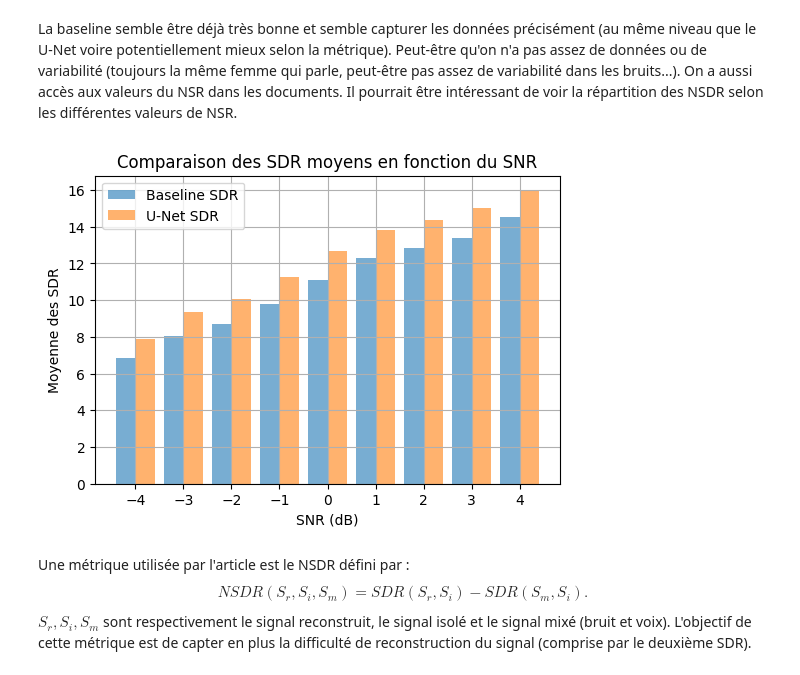
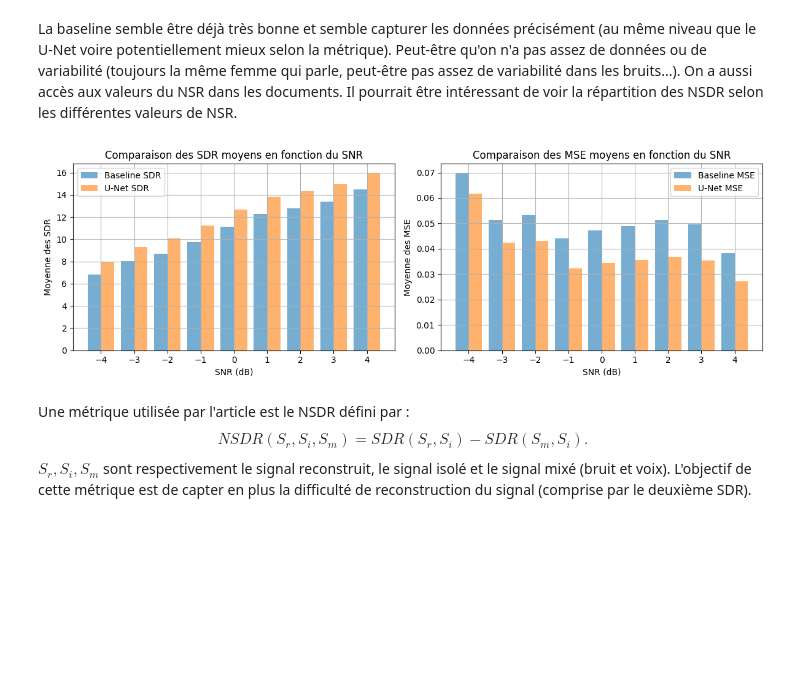
Before and after one commit to romainpujol/deep_learning_signal, a Jupyter notebook: source_separation.ipynb, the cells around one changed output. Saved outputs shown, nothing was run; the diff lists cells and outputs as text; code cells hidden in the pictures; blank space fills up the shorter version.

```diff
--- a/source_separation.ipynb
+++ b/source_separation.ipynb
@@ -874,6 +875,8 @@ La baseline semble être déjà très bonne et semble capturer les données pré
 snr_values = [-4, -3, -2, -1, 0, 1, 2, 3, 4]
 snr_sdr_values_baseline = {snr: [] for snr in snr_values}
 snr_sdr_values_unet = {snr: [] for snr in snr_values}
+snr_mse_values_baseline = {snr: [] for snr in snr_values}
+snr_mse_values_unet = {snr: [] for snr in snr_values}
 
 # Parcourir les fichiers
 for i in range(2000):
@@ -911,44 +914,61 @@ for i in range(2000):
         output_baseline = baseline(input_tensor)
 
     mask_baseline = output_baseline.squeeze().cpu().numpy()
     spectrogram_baseline = mask_baseline * input_spectrogram
     signal_baseline = masked_spectrogram_to_complex_spectrogram(
         spectrogram_baseline, phase, max_val, min_val, fe2
     )
     signal_target = masked_spectrogram_to_complex_spectrogram(
         target_spectrogram, phase, max_val, min_val, fe2
     )
     sdr_baseline = compute_sdr(signal_baseline,signal_target)
     snr_sdr_values_baseline[snr].append(sdr_baseline)
-
+    snr_mse_values_baseline[snr].append(mse(signal_baseline,signal_target))
     unet.to(device)
     with torch.no_grad():
         output_unet = unet(input_tensor)
 
     mask_unet = output_unet.squeeze().cpu().numpy()
     spectrogram_unet = mask_unet * input_spectrogram
     signal_unet = masked_spectrogram_to_complex_spectrogram(
         spectrogram_unet, phase, max_val, min_val, fe2
     )
     sdr_unet = compute_sdr(signal_unet,signal_target)
     snr_sdr_values_unet[snr].append(sdr_unet)
+    snr_mse_values_unet[snr].append(mse(signal_unet,signal_target))
 
 baseline_means = [np.mean(snr_sdr_values_baseline[snr]) for snr in snr_values]
 unet_means = [np.mean(snr_sdr_values_unet[snr]) for snr in snr_values]
 
-plt.figure(figsize=(6, 4))
-plt.bar(np.array(snr_values) - 0.2, baseline_means, width=0.4, label='Baseline SDR', alpha=0.6, align='center')
-plt.bar(np.array(snr_values) + 0.2, unet_means, width=0.4, label='U-Net SDR', alpha=0.6, align='center')
+mse_baseline=[np.mean(snr_mse_values_baseline[snr]) for snr in snr_values]
+mse_unet = [np.mean(snr_mse_values_unet[snr]) for snr in snr_values]
 
-plt.xlabel('SNR (dB)')
-plt.ylabel('Moyenne des SDR')
-plt.title('Comparaison des SDR moyens en fonction du SNR')
-plt.xticks(snr_values)
-plt.legend()
-plt.grid()
+snr_values = np.array(snr_values)
+
+fig, axes = plt.subplots(1, 2, figsize=(12, 4))
+
+axes[0].bar(snr_values - 0.2, baseline_means, width=0.4, label='Baseline SDR', alpha=0.6, align='center')
+axes[0].bar(snr_values + 0.2, unet_means, width=0.4, label='U-Net SDR', alpha=0.6, align='center')
+axes[0].set_xlabel('SNR (dB)')
+axes[0].set_ylabel('Moyenne des SDR')
+axes[0].set_title('Comparaison des SDR moyens en fonction du SNR')
+axes[0].set_xticks(snr_values)
+axes[0].legend()
+axes[0].grid()
+
+axes[1].bar(snr_values - 0.2, mse_baseline, width=0.4, label='Baseline MSE', alpha=0.6, align='center')
+axes[1].bar(snr_values + 0.2, mse_unet, width=0.4, label='U-Net MSE', alpha=0.6, align='center')
+axes[1].set_xlabel('SNR (dB)')
+axes[1].set_ylabel('Moyenne des MSE')
+axes[1].set_title('Comparaison des MSE moyens en fonction du SNR')
+axes[1].set_xticks(snr_values)
+axes[1].legend()
+axes[1].grid()
+
+plt.tight_layout()
 plt.show()
 # %% [output]
-[figure, old version]
+[figure, new version]
 # %% [markdown]
 Une métrique utilisée par l'article est le NSDR défini par :
 $$
```
Also changed, not shown: parts of 6 cells of this notebook.
